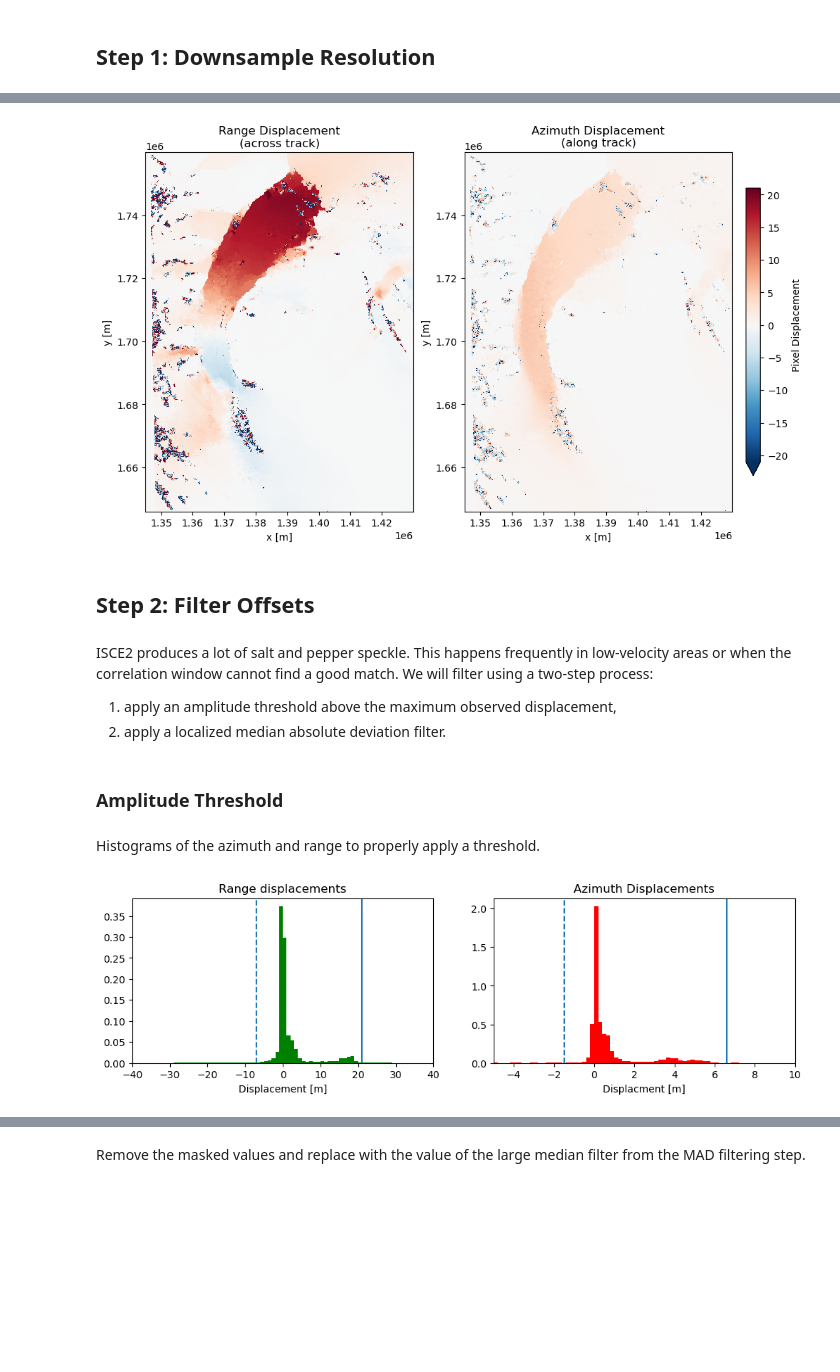
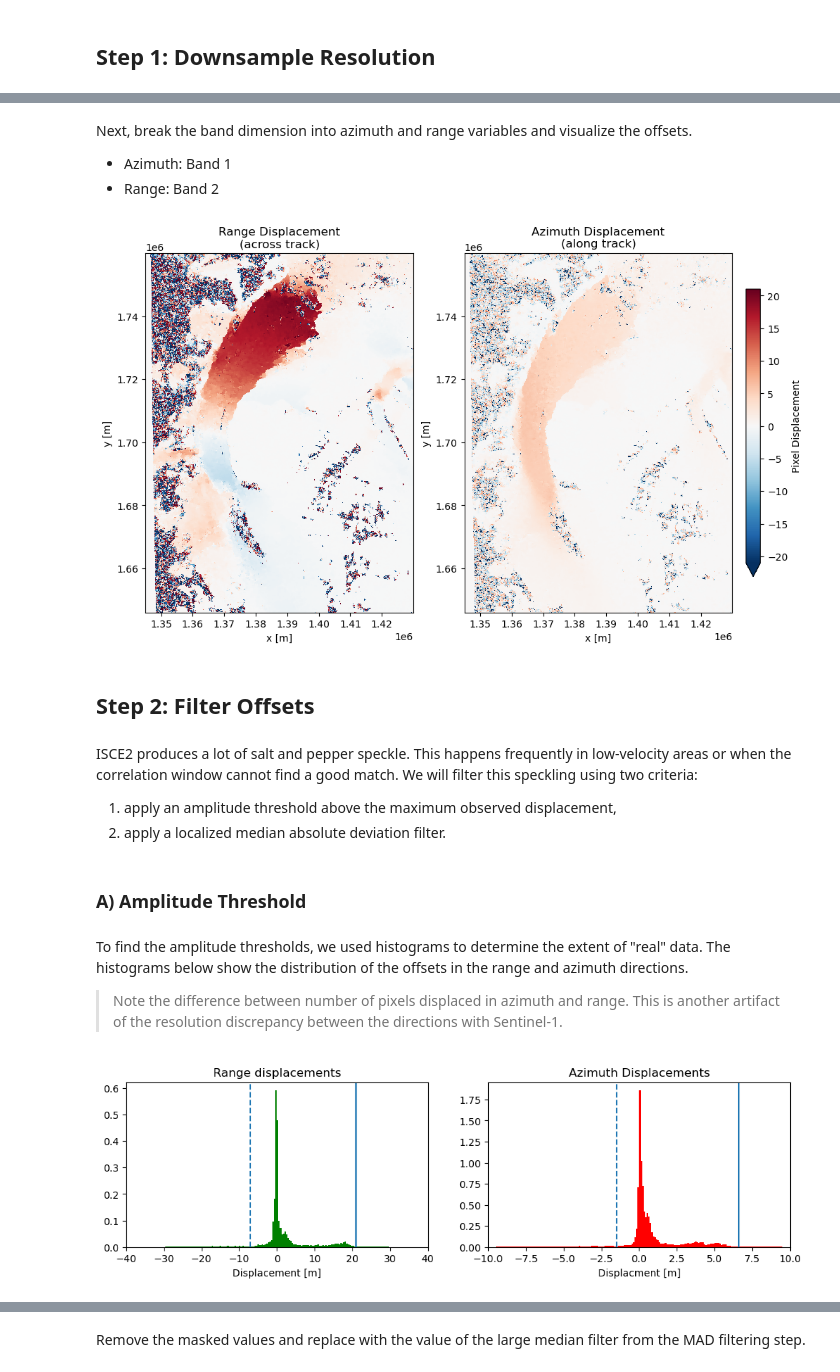
Before and after one commit to jackplogan33/crevasse-advection, a Jupyter notebook: 03-postprocess_offsets.ipynb, the cells around one changed output, grey strips where cells are left out. Drawn from its saved outputs; the diff is of its cells as text; code cells hidden in the pictures; blank space fills up the shorter version.

Commit message:
Update postprocessing steps

```diff
--- a/03-postprocess_offsets.ipynb
+++ b/03-postprocess_offsets.ipynb
@@ -88,9 +72,29 @@ off_interp = off.interp(
+# %%
+# . . Load in offsets from merged folder
+offset_dir = 'offsets/20180819-20180831/'
+off = xr.open_dataarray(offset_dir+'merged/dense_offsets.nc', engine='rasterio')
+
+# . . Interpolate to the coords of the fracture dataset
+xmin, xmax, nx = 1.345e6, 1.43e6, 1699  # bounds found manually
+ymin, ymax, ny = 1.646e6, 1.76e6, 2279
+
+off_interp = off.interp(
+    coords={
+    'x':np.linspace(xmin+50, xmax-50, nx),
+    'y':np.linspace(ymin+50, ymax-50, ny)
+    },
+    method='nearest'  # Nearest neighbor
+)
+# %% [markdown]
+Next, break the band dimension into azimuth and range variables and visualize the offsets.
+- Azimuth: Band 1
+- Range: Band 2
 # %%
 # Split bands into azimuth, range
+rg = off_interp.sel(band=2)
 az = off_interp.sel(band=1)
-rg = off_interp.sel(band=2)
 
-fig, axs = plot_offsets(az, rg)
+fig, axs = plot_offsets(rg, az)
 ax1, ax2 = axs
 
 ax1.set_title('Range Displacement\n(across track)')
@@ -98,36 +102,48 @@ ax2.set_title('Azimuth Displacement\n(along track)')
 
 plt.show()
 # %% [output]
-[figure, old version]
+[figure, new version]
 # %% [markdown]
 ## Step 2: Filter Offsets
 # %% [markdown]
 ISCE2 produces a lot of salt and pepper speckle.
 This happens frequently in low-velocity areas or when the correlation window cannot find a good match.
-We will filter using a two-step process:
+We will filter this speckling using two criteria:
 1. apply an amplitude threshold above the maximum observed displacement,
 2. apply a localized median absolute deviation filter.
 # %% [markdown]
-### Amplitude Threshold
+### A) Amplitude Threshold
 # %% [markdown]
-Histograms of the azimuth and range to properly apply a threshold.
+To find the amplitude thresholds, we used histograms to determine the extent of "real" data.
+The histograms below show the distribution of the offsets in the range and azimuth directions.
+
+> Note the difference between number of pixels displaced in azimuth and range.
+> This is another artifact of the resolution discrepancy between the directions with Sentinel-1.
 # %%
 fig, (ax1, ax2) = plt.subplots(1, 2, figsize=(12, 3))
 
-rg.plot.hist(ax=ax1, bins=100, range=[-50, 50], color='g', density=True)
-ax1.axvline(-7, ls='--', label='99th percentile')
-ax1.axvline(21, label='1st percentile')
+amax = 40
+rg.plot.hist(ax=ax1, bins=200, range=[-amax, amax], color='g', density=True)
 ax1.set_title('Range displacements')
 ax1.set_xlabel('Displacement [m]')
-ax1.set_xlim(-40, 40)
+ax1.set_xlim(-amax, amax)
 
-az.plot.hist(ax=ax2, bins=100, range=[-10, 10], color='r', density=True)
+# . . Change upper and lower bounds for your range
+rg_max, rg_min = 21, -7
+ax1.axvline(rg_min, ls='--', label='Lower Bound')
+ax1.axvline(rg_max, label='Upper bound')
+
+amax = 10
+az.plot.hist(ax=ax2, bins=200, range=[-amax, amax], color='r', density=True)
 ax2.set_title('Azimuth Displacements')
 ax2.set_xlabel('Displacment [m]')
-ax2.axvline(-1.5, ls='--', label='99th percentile')
-ax2.axvline(6.6, label='1st percentile')
-ax2.set_xlim(-5, 10)
+ax2.set_xlim(-amax, amax)
+
+# . . Change upper and lower bounds for your azimuth
+az_max, az_min = 6.6, -1.5
+ax2.axvline(az_min, ls='--', label='Upper Bound')
+ax2.axvline(az_max, label='Lower Bound')
 
 plt.show()
 # %% [output]
-[figure, old version]
+[figure, new version]
```
Also changed, not shown: parts of 35 cells of this notebook, 1 other file.
